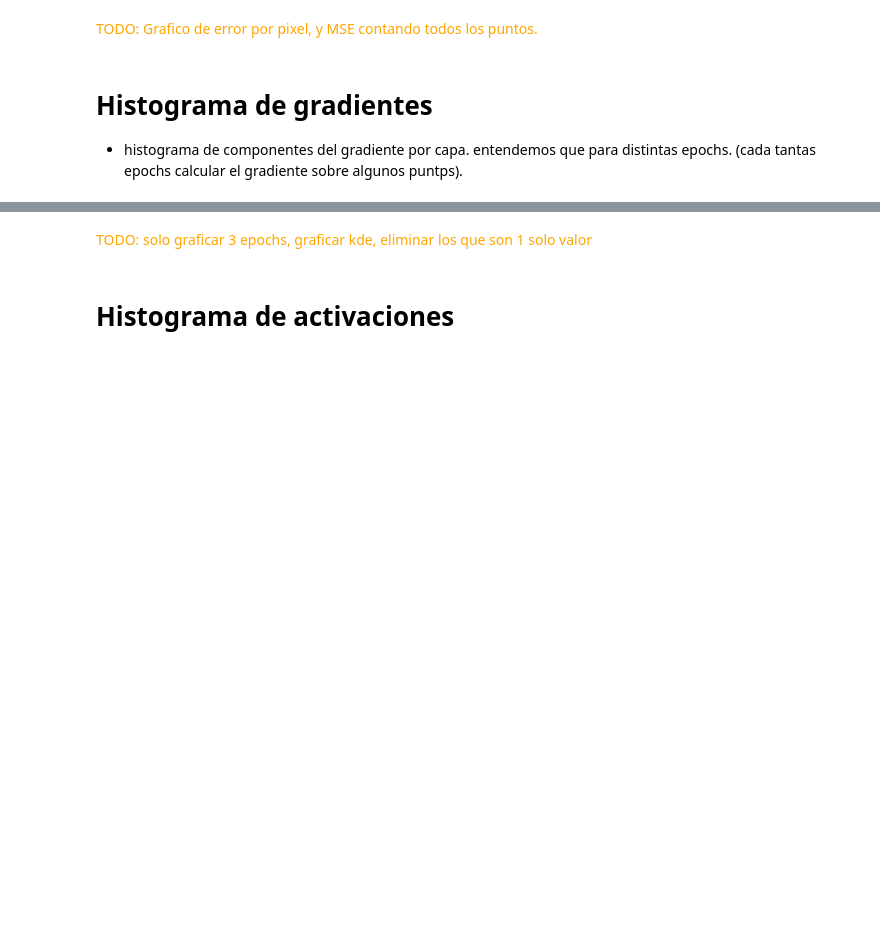
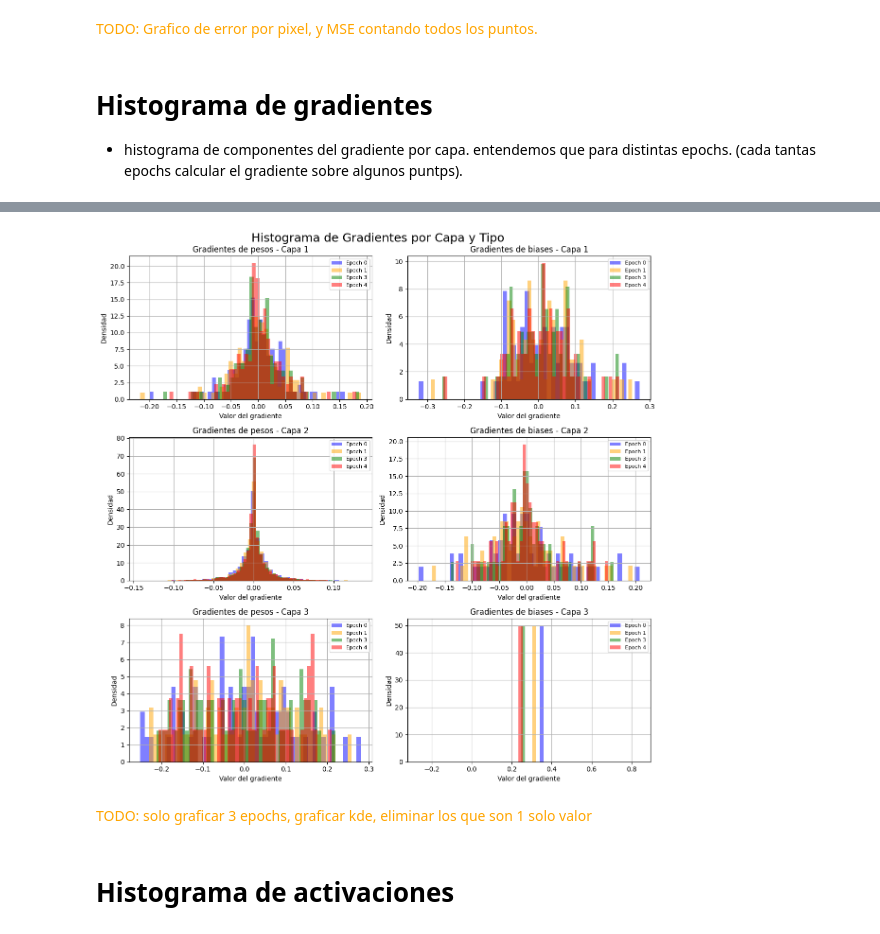
Before and after one commit to vms10/tp_optimizacion, a Jupyter notebook: SGD.ipynb, the cells around one changed output, grey strips where cells are left out. Saved outputs shown, nothing was run; the diff lists cells and outputs as text; code cells hidden in the pictures; blank space fills up the shorter version.

```diff
--- a/SGD.ipynb
+++ b/SGD.ipynb
@@ -160,0 +146,25 @@ def entrenar_red(configuracion):
+# %%
+# Parámetros
+num_epochs = 5
+batch_size = 128
+cant_epochs_a_registrar = 4
+tol_loss = 1e-5
+
+epochs_a_registrar = np.linspace(0, num_epochs, cant_epochs_a_registrar, dtype=int)
+epochs_a_registrar[-1] -= 1
+
+# Optimizador
+update = update_sgd
+step_size_0 = 0.001
+scheduler = const_scheduler
+
+configuracion = {
+	'num_epochs': num_epochs,
+	'batch_size': batch_size,
+	'cant_epochs_a_registrar': cant_epochs_a_registrar,
+	'tol_loss': tol_loss,
+	'epochs_a_registrar': epochs_a_registrar,
+	'update' : update,
+	'step_size_0': step_size_0,
+	'scheduler': scheduler
+}
@@ -248,3 +271,7 @@ plt.show()
+# %%
+plot_grads(resultados_modelo['log_grads'])
+# %% [output]
+[figure, added]
 # %% [markdown]
 <font color="orange"> TODO: solo graficar 3 epochs, graficar kde, eliminar los que son 1 solo valor
 # %% [markdown]
```
Also changed, not shown: parts of 17 cells of this notebook.
